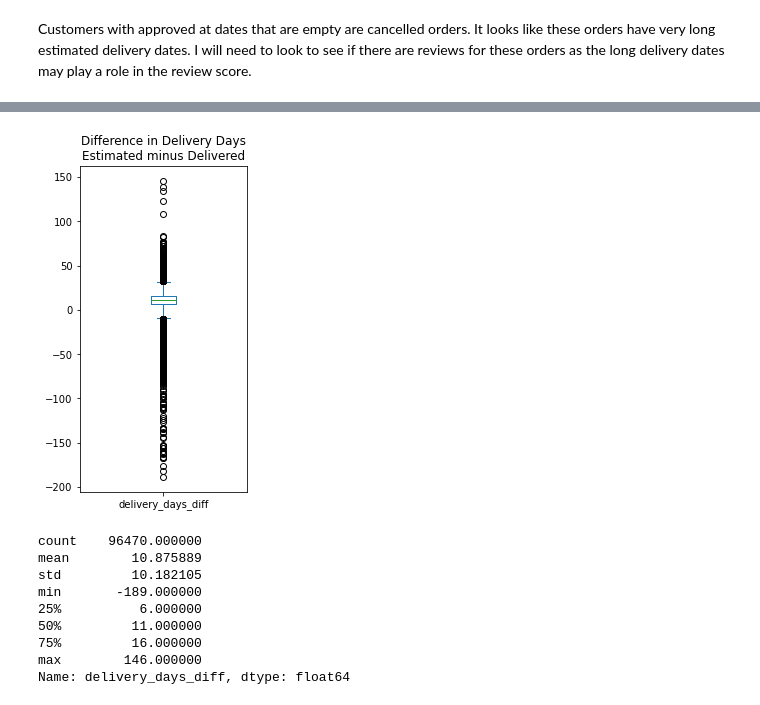
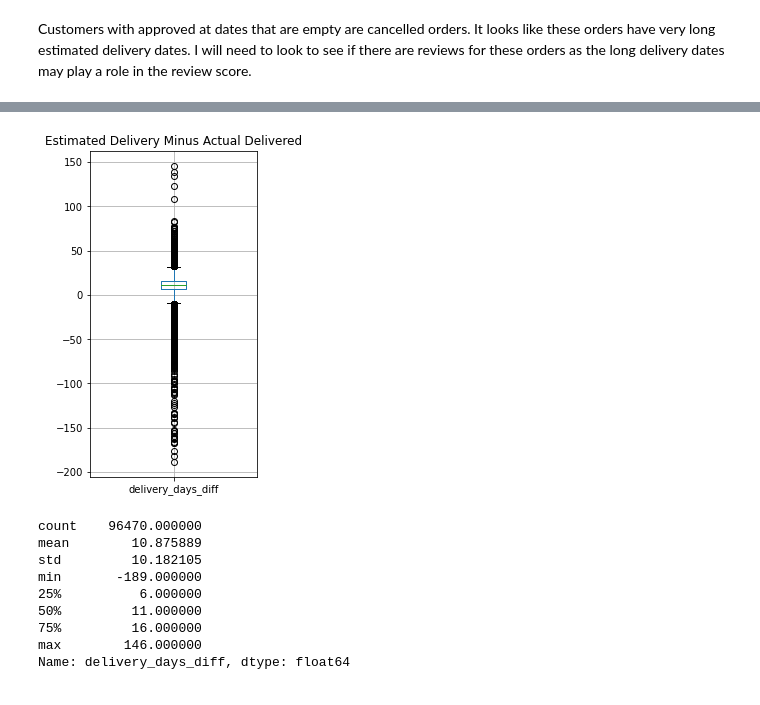
Before and after one commit to cableredi/BellevueUniv_MDS, a Jupyter notebook: DSC630/Course Project/Course_Project_CableKimberly.ipynb, the cells around one changed output, grey strips where cells are left out. Saved outputs shown, nothing was run; the diff lists cells and outputs as text; code cells hidden in the pictures.

```diff
--- a/DSC630/Course Project/Course_Project_CableKimberly.ipynb
+++ b/DSC630/Course Project/Course_Project_CableKimberly.ipynb
@@ -159,7 +170,9 @@ delivered_orders.head()
 | 4 | ad21c59c0840e6cb83a9ceb5573f8159 | 8ab97904e6daea8866dbdbc4fb7aad2c | delivered | 2018-02-13 21:18:39 | 2018-02-13 22:20:29 | 2018-02-14 19:46:34 | ... |
 # %%
 # Create new feature for Estimated Delivery date - Delivered Customer Date to get difference in days
-delivered_orders['delivery_days_diff'] = (delivered_orders['order_estimated_delivery_date'] - delivered_orders['order_delivered_customer_date']).dt.days
+delivered_orders['delivery_days_diff'] = (delivered_orders['order_estimated_delivery_date'] -
+                                          delivered_orders['order_delivered_customer_date']).dt.days
+delivered_orders.head()
 # %% [output]
 A value is trying to be set on a copy of a slice from a DataFrame.
 Try using .loc[row_indexer,col_indexer] = value instead
@@ -169,10 +188,13 @@ See the caveats in the documentation: https://pandas.pydata.org/pandas-docs/stab
 # %%
 fig = plt.figure(figsize =(3, 6))
 
-delivered_orders['delivery_days_diff'].plot(kind='box', title='Difference in Delivery Days\nEstimated minus Delivered')
+delivered_orders.boxplot(column = 'delivery_days_diff')
+
+plt.title('Estimated Delivery Minus Actual Delivered')
+
 plt.show()
 # %% [output]
-[figure, old version]
+[figure, new version]
 # %%
 delivered_orders['delivery_days_diff'].describe()
 # %% [output]
```
Also changed, not shown: parts of 65 cells of this notebook, 5 other files.
